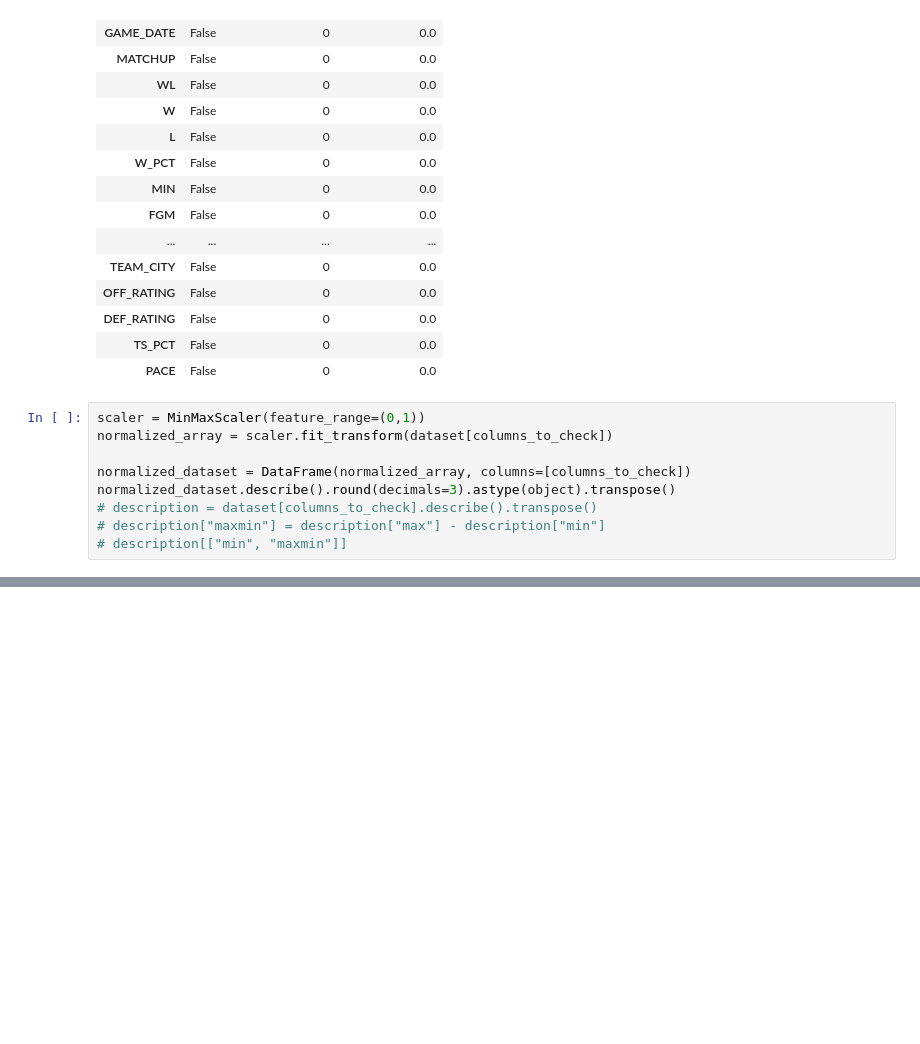
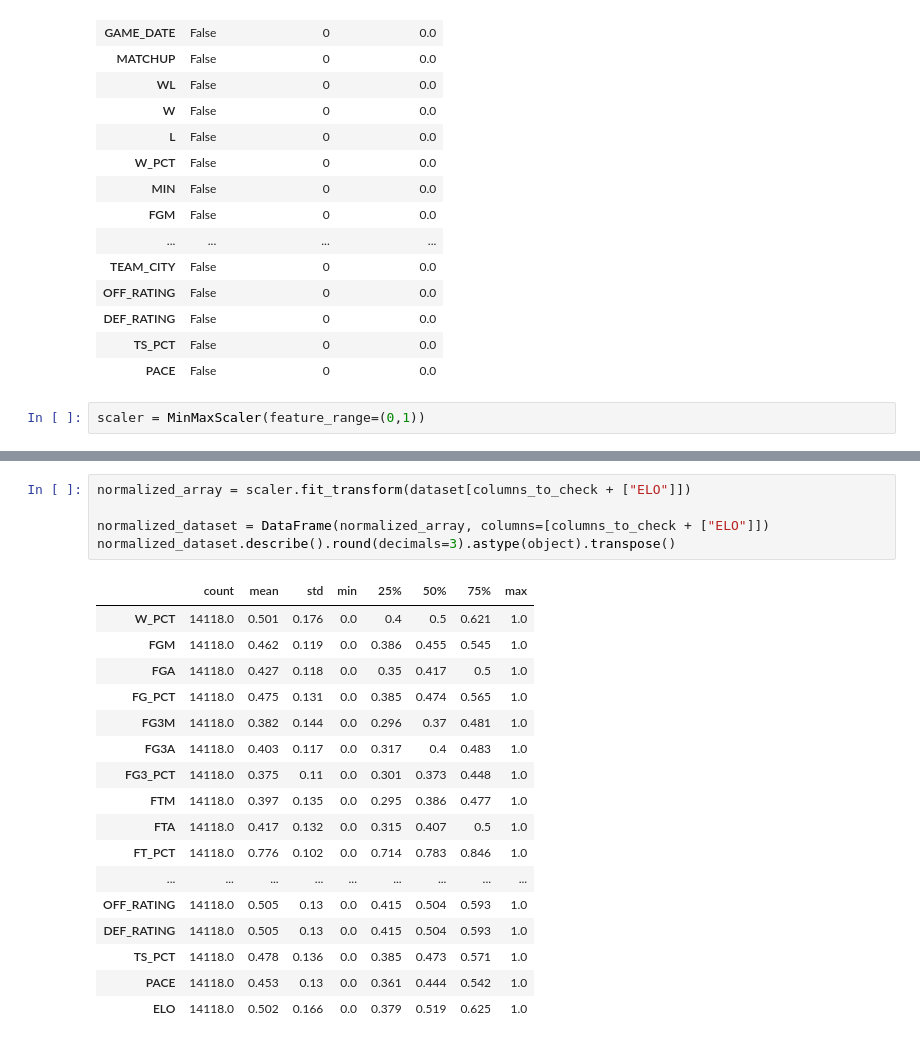
Before and after one commit to matgalv2/NBA-prediction, a Jupyter notebook: dataset-analysis/NBA_datasets_analysis.ipynb, the cells around one changed output, grey strips where cells are left out. Cells and saved outputs as stored; diff of their text form; blank space fills up the shorter version.

```diff
--- a/dataset-analysis/NBA_datasets_analysis.ipynb
+++ b/dataset-analysis/NBA_datasets_analysis.ipynb
@@ -139,10 +141,3 @@ nulls_summary
 | PACE | False | 0 | 0.0 |
 # %%
 scaler = MinMaxScaler(feature_range=(0,1))
-normalized_array = scaler.fit_transform(dataset[columns_to_check])
-
-normalized_dataset = DataFrame(normalized_array, columns=[columns_to_check])
-normalized_dataset.describe().round(decimals=3).astype(object).transpose()
-# description = dataset[columns_to_check].describe().transpose()
-# description["maxmin"] = description["max"] - description["min"]
-# description[["min", "maxmin"]]
@@ -166,0 +199,23 @@ normalized_dataset.describe().round(decimals=3).astype(object).transpose()
+# %%
+normalized_array = scaler.fit_transform(dataset[columns_to_check + ["ELO"]])
+
+normalized_dataset = DataFrame(normalized_array, columns=[columns_to_check + ["ELO"]])
+normalized_dataset.describe().round(decimals=3).astype(object).transpose()
+# %% [output]
+|  | count | mean | std | min | 25% | 50% | 75% | max |
+| W_PCT | 14118.0 | 0.501 | 0.176 | 0.0 | 0.4 | 0.5 | 0.621 | 1.0 |
+| FGM | 14118.0 | 0.462 | 0.119 | 0.0 | 0.386 | 0.455 | 0.545 | 1.0 |
+| FGA | 14118.0 | 0.427 | 0.118 | 0.0 | 0.35 | 0.417 | 0.5 | 1.0 |
+| FG_PCT | 14118.0 | 0.475 | 0.131 | 0.0 | 0.385 | 0.474 | 0.565 | 1.0 |
+| FG3M | 14118.0 | 0.382 | 0.144 | 0.0 | 0.296 | 0.37 | 0.481 | 1.0 |
+| FG3A | 14118.0 | 0.403 | 0.117 | 0.0 | 0.317 | 0.4 | 0.483 | 1.0 |
+| FG3_PCT | 14118.0 | 0.375 | 0.11 | 0.0 | 0.301 | 0.373 | 0.448 | 1.0 |
+| FTM | 14118.0 | 0.397 | 0.135 | 0.0 | 0.295 | 0.386 | 0.477 | 1.0 |
+| FTA | 14118.0 | 0.417 | 0.132 | 0.0 | 0.315 | 0.407 | 0.5 | 1.0 |
+| FT_PCT | 14118.0 | 0.776 | 0.102 | 0.0 | 0.714 | 0.783 | 0.846 | 1.0 |
+| ... | ... | ... | ... | ... | ... | ... | ... | ... |
+| OFF_RATING | 14118.0 | 0.505 | 0.13 | 0.0 | 0.415 | 0.504 | 0.593 | 1.0 |
+| DEF_RATING | 14118.0 | 0.505 | 0.13 | 0.0 | 0.415 | 0.504 | 0.593 | 1.0 |
+| TS_PCT | 14118.0 | 0.478 | 0.136 | 0.0 | 0.385 | 0.473 | 0.571 | 1.0 |
+| PACE | 14118.0 | 0.453 | 0.13 | 0.0 | 0.361 | 0.444 | 0.542 | 1.0 |
+| ELO | 14118.0 | 0.502 | 0.166 | 0.0 | 0.379 | 0.519 | 0.625 | 1.0 |
```
Also changed, not shown: parts of 5 cells of this notebook.
